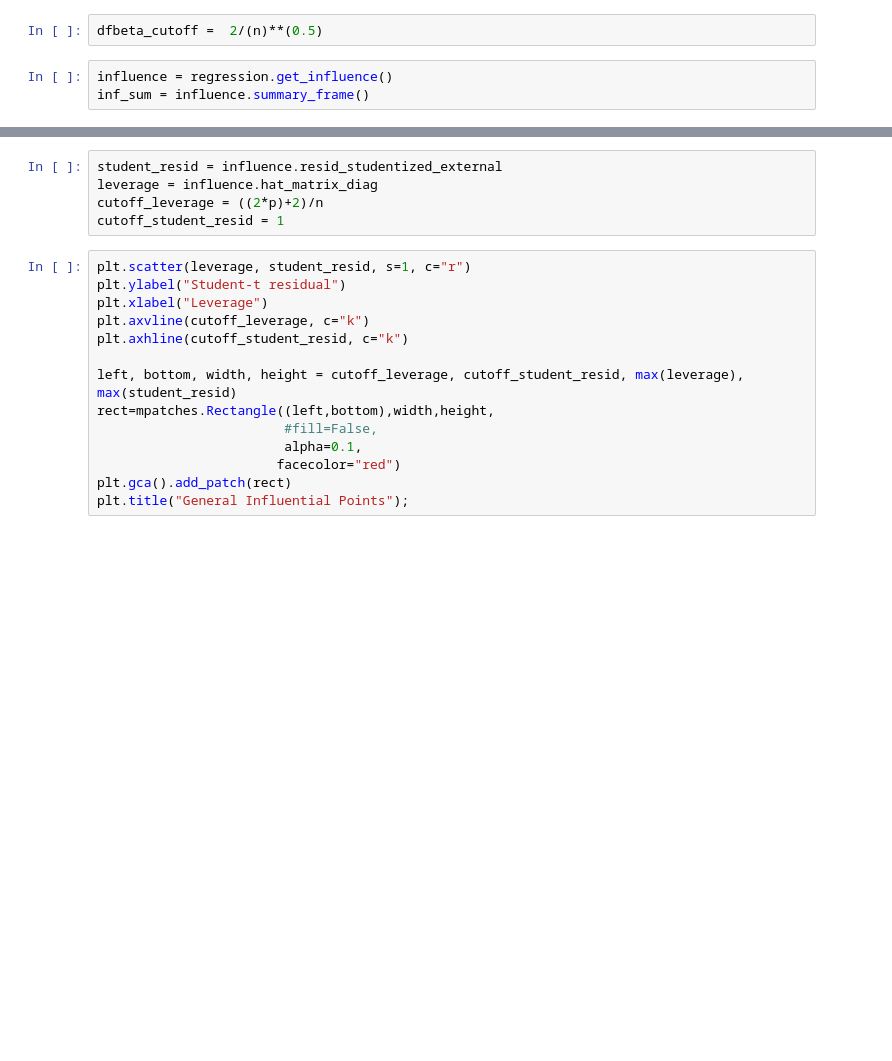
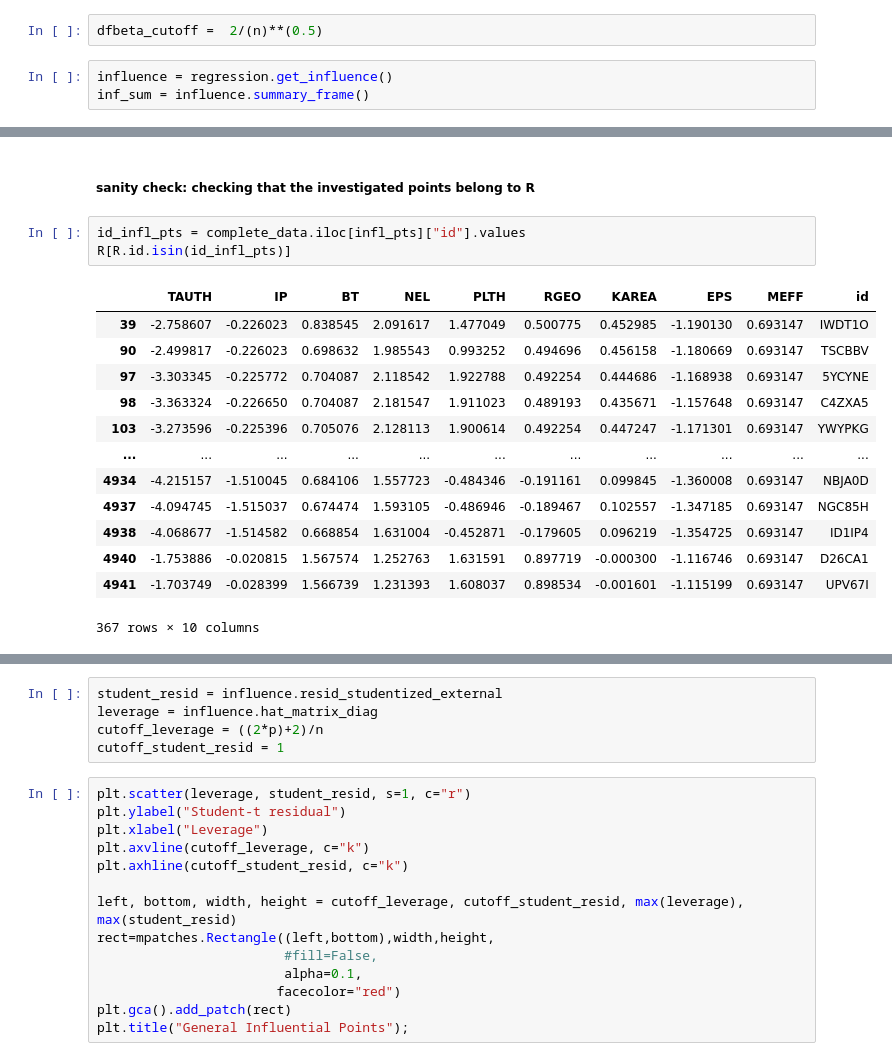
Before and after one commit to Chinnasf/FUSION-EP-Master-Thesis, a Jupyter notebook: Regression_Diagnostics_sm.ipynb, the cells around one changed output, grey strips where cells are left out. Saved outputs shown, nothing was run; the diff lists cells and outputs as text; blank space fills up the shorter version.

```diff
--- a/Regression_Diagnostics_sm.ipynb
+++ b/Regression_Diagnostics_sm.ipynb
@@ -137,0 +135,19 @@ plt.gca().add_patch(rect);
+# %% [markdown]
+##### sanity check: checking that the investigated points belong to R
+# %%
+id_infl_pts = complete_data.iloc[infl_pts]["id"].values
+R[R.id.isin(id_infl_pts)]
+# %% [output]
+|  | TAUTH | IP | BT | NEL | PLTH | RGEO | KAREA | EPS | MEFF | id |
+| 39 | -2.758607 | -0.226023 | 0.838545 | 2.091617 | 1.477049 | 0.500775 | 0.452985 | -1.190130 | 0.693147 | IWDT1O |
+| 90 | -2.499817 | -0.226023 | 0.698632 | 1.985543 | 0.993252 | 0.494696 | 0.456158 | -1.180669 | 0.693147 | TSCBBV |
+| 97 | -3.303345 | -0.225772 | 0.704087 | 2.118542 | 1.922788 | 0.492254 | 0.444686 | -1.168938 | 0.693147 | 5YCYNE |
+| 98 | -3.363324 | -0.226650 | 0.704087 | 2.181547 | 1.911023 | 0.489193 | 0.435671 | -1.157648 | 0.693147 | C4ZXA5 |
+| 103 | -3.273596 | -0.225396 | 0.705076 | 2.128113 | 1.900614 | 0.492254 | 0.447247 | -1.171301 | 0.693147 | YWYPKG |
+| ... | ... | ... | ... | ... | ... | ... | ... | ... | ... | ... |
+| 4934 | -4.215157 | -1.510045 | 0.684106 | 1.557723 | -0.484346 | -0.191161 | 0.099845 | -1.360008 | 0.693147 | NBJA0D |
+| 4937 | -4.094745 | -1.515037 | 0.674474 | 1.593105 | -0.486946 | -0.189467 | 0.102557 | -1.347185 | 0.693147 | NGC85H |
+| 4938 | -4.068677 | -1.514582 | 0.668854 | 1.631004 | -0.452871 | -0.179605 | 0.096219 | -1.354725 | 0.693147 | ID1IP4 |
+| 4940 | -1.753886 | -0.020815 | 1.567574 | 1.252763 | 1.631591 | 0.897719 | -0.000300 | -1.116746 | 0.693147 | D26CA1 |
+| 4941 | -1.703749 | -0.028399 | 1.566739 | 1.231393 | 1.608037 | 0.898534 | -0.001601 | -1.115199 | 0.693147 | UPV67I |
+367 rows × 10 columns
```
Also changed, not shown: parts of 22 cells of this notebook, 3 other files.
